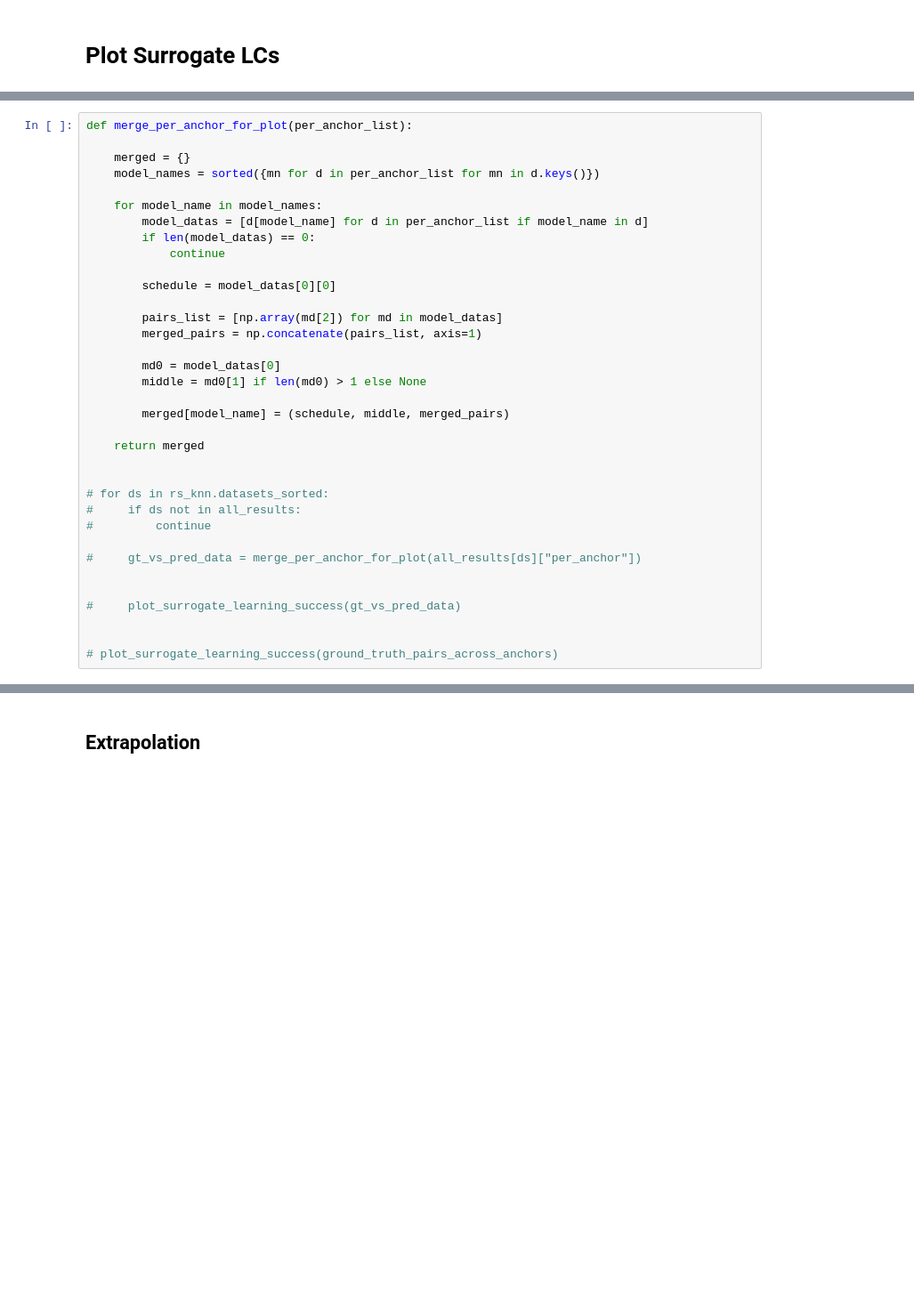
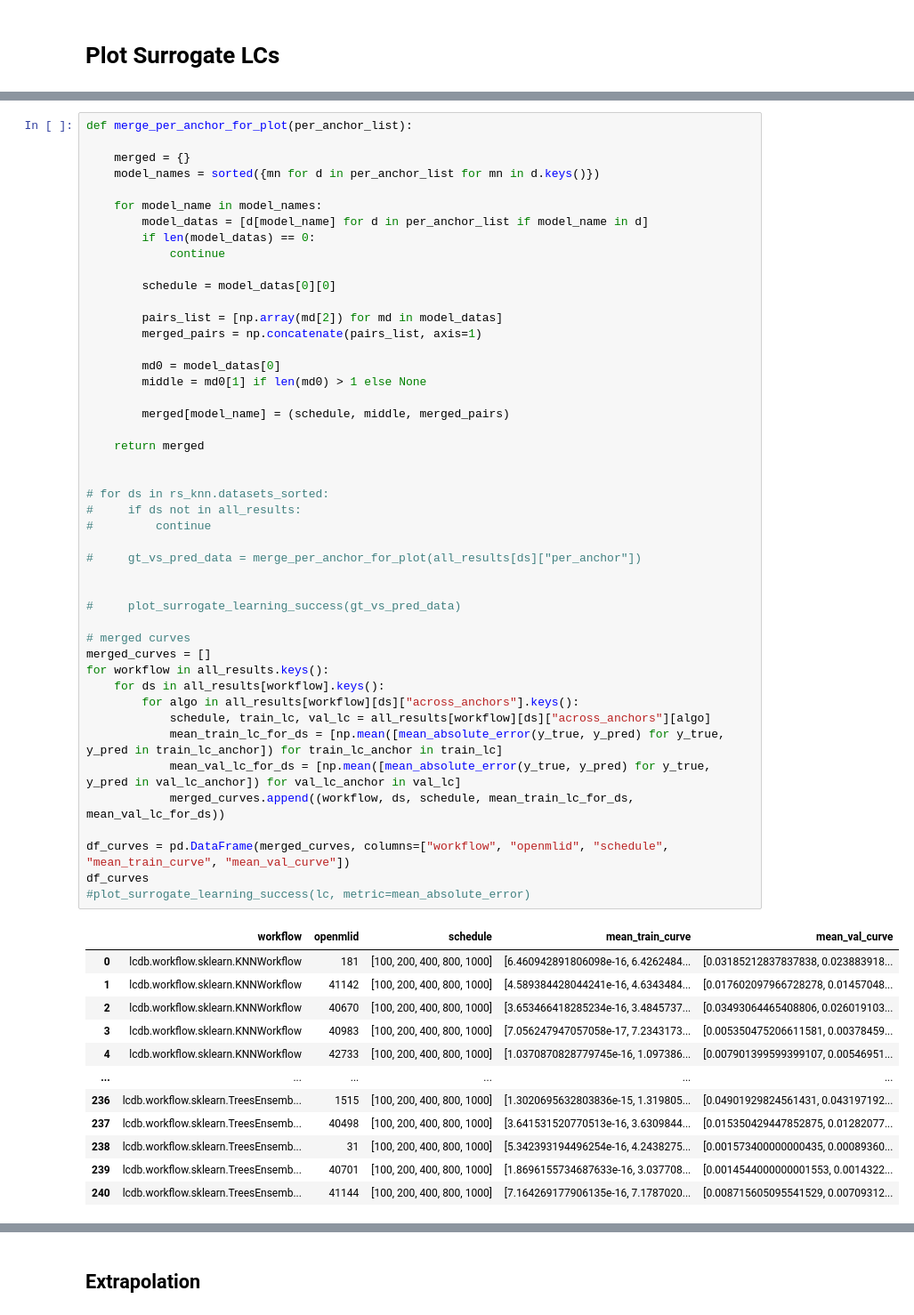
Before and after one commit to fmohr/lcdb, a Jupyter notebook: publications/2023-neurips/experiments/surf/snellius/analysis/surrogate_learning_curves.ipynb, the cells around one changed output, grey strips where cells are left out. Shown at 89% size. Drawn from its saved outputs; the diff is of its cells as text; blank space fills up the shorter version.

```diff
--- a/publications/2023-neurips/experiments/surf/snellius/analysis/surrogate_learning_curves.ipynb
+++ b/publications/2023-neurips/experiments/surf/snellius/analysis/surrogate_learning_curves.ipynb
@@ -357,31 +411,55 @@ def merge_per_anchor_for_plot(per_anchor_list):
     model_names = sorted({mn for d in per_anchor_list for mn in d.keys()})
 
     for model_name in model_names:
         model_datas = [d[model_name] for d in per_anchor_list if model_name in d]
         if len(model_datas) == 0:
             continue
 
         schedule = model_datas[0][0]
 
         pairs_list = [np.array(md[2]) for md in model_datas]
         merged_pairs = np.concatenate(pairs_list, axis=1)
 
         md0 = model_datas[0]
         middle = md0[1] if len(md0) > 1 else None
 
         merged[model_name] = (schedule, middle, merged_pairs)
 
     return merged
 
 
 # for ds in rs_knn.datasets_sorted:
 #     if ds not in all_results:
 #         continue
 
 #     gt_vs_pred_data = merge_per_anchor_for_plot(all_results[ds]["per_anchor"])
 
 
 #     plot_surrogate_learning_success(gt_vs_pred_data)
 
+# merged curves
+merged_curves = []
+for workflow in all_results.keys():
+    for ds in all_results[workflow].keys():
+        for algo in all_results[workflow][ds]["across_anchors"].keys():
+            schedule, train_lc, val_lc = all_results[workflow][ds]["across_anchors"][algo]
+            mean_train_lc_for_ds = [np.mean([mean_absolute_error(y_true, y_pred) for y_true, y_pred in train_lc_anchor]) for train_lc_anchor in train_lc]
+            mean_val_lc_for_ds = [np.mean([mean_absolute_error(y_true, y_pred) for y_true, y_pred in val_lc_anchor]) for val_lc_anchor in val_lc]
+            merged_curves.append((workflow, ds, schedule, mean_train_lc_for_ds, mean_val_lc_for_ds))
 
-# plot_surrogate_learning_success(ground_truth_pairs_across_anchors)
+df_curves = pd.DataFrame(merged_curves, columns=["workflow", "openmlid", "schedule", "mean_train_curve", "mean_val_curve"])
+df_curves
+#plot_surrogate_learning_success(lc, metric=mean_absolute_error)
+# %% [output]
+|  | workflow | openmlid | schedule | mean_train_curve | mean_val_curve |
+| 0 | lcdb.workflow.sklearn.KNNWorkflow | 181 | [100, 200, 400, 800, 1000] | [6.460942891806098e-16, 6.4262484... | [0.03185212837837838, 0.023883918... |
+| 1 | lcdb.workflow.sklearn.KNNWorkflow | 41142 | [100, 200, 400, 800, 1000] | [4.589384428044241e-16, 4.6343484... | [0.017602097966728278, 0.01457048... |
+| 2 | lcdb.workflow.sklearn.KNNWorkflow | 40670 | [100, 200, 400, 800, 1000] | [3.653466418285234e-16, 3.4845737... | [0.03493064465408806, 0.026019103... |
+| 3 | lcdb.workflow.sklearn.KNNWorkflow | 40983 | [100, 200, 400, 800, 1000] | [7.056247947057058e-17, 7.2343173... | [0.005350475206611581, 0.00378459... |
+| 4 | lcdb.workflow.sklearn.KNNWorkflow | 42733 | [100, 200, 400, 800, 1000] | [1.0370870828779745e-16, 1.097386... | [0.007901399599399107, 0.00546951... |
+| ... | ... | ... | ... | ... | ... |
+| 236 | lcdb.workflow.sklearn.TreesEnsemb... | 1515 | [100, 200, 400, 800, 1000] | [1.3020695632803836e-15, 1.319805... | [0.04901929824561431, 0.043197192... |
+| 237 | lcdb.workflow.sklearn.TreesEnsemb... | 40498 | [100, 200, 400, 800, 1000] | [3.641531520770513e-16, 3.6309844... | [0.015350429447852875, 0.01282077... |
+| 238 | lcdb.workflow.sklearn.TreesEnsemb... | 31 | [100, 200, 400, 800, 1000] | [5.342393194496254e-16, 4.2438275... | [0.001573400000000435, 0.00089360... |
+| 239 | lcdb.workflow.sklearn.TreesEnsemb... | 40701 | [100, 200, 400, 800, 1000] | [1.8696155734687633e-16, 3.037708... | [0.0014544000000001553, 0.0014322... |
+| 240 | lcdb.workflow.sklearn.TreesEnsemb... | 41144 | [100, 200, 400, 800, 1000] | [7.164269177906135e-16, 7.1787020... | [0.008715605095541529, 0.00709312... |
```
Also changed, not shown: parts of 7 cells of this notebook, 10 other files.
